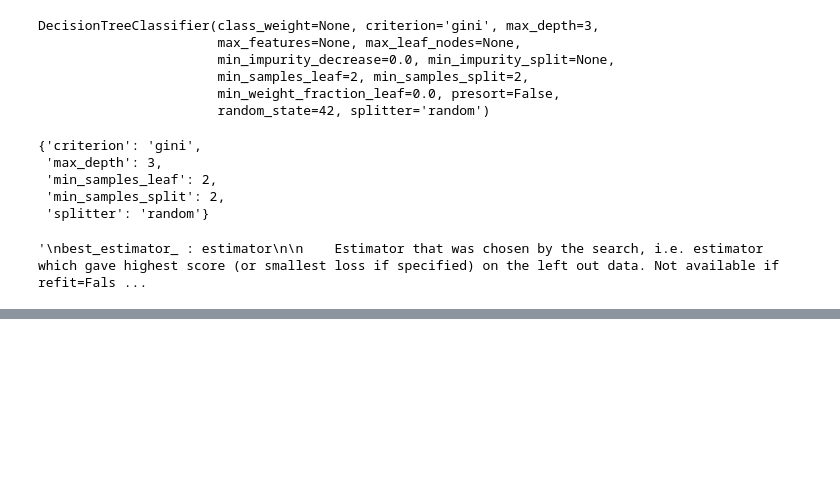
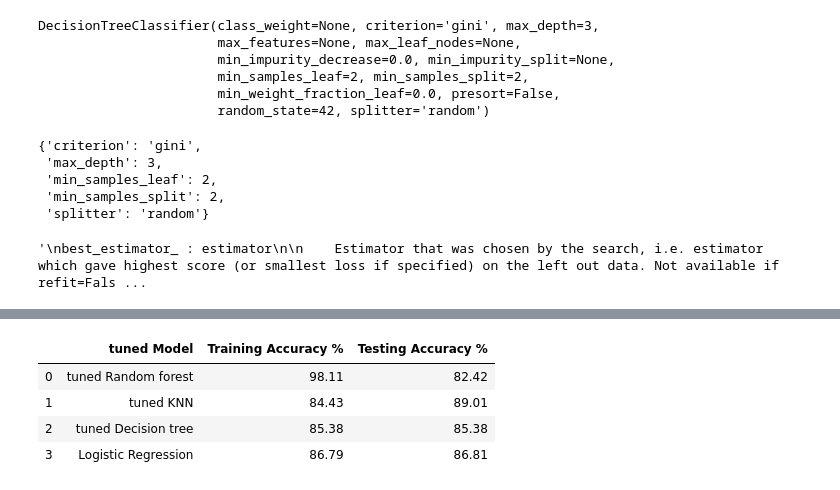
Before and after one commit to northcampus-university-of-kashmir/Heart-Disease-Detection-System, a Jupyter notebook: All in one.ipynb, the cells around one changed output, grey strips where cells are left out. Saved outputs shown, nothing was run; the diff lists cells and outputs as text; code cells hidden in the pictures; blank space fills up the shorter version.

Commit message:
got traning acc grid (random search) 98%

```diff
--- a/All in one.ipynb
+++ b/All in one.ipynb
@@ -325,0 +419,19 @@ print_score(tree, X_train, y_train, X_test, y_test, train=False)
+# %%
+from sklearn.neighbors import KNeighborsClassifier
+
+train_score = []
+test_score = []
+neighbors = range(1, 21)
+
+for k in neighbors:
+    model = KNeighborsClassifier(n_neighbors=k)
+    model.fit(X_train, y_train)
+    train_score.append(accuracy_score(y_train, model.predict(X_train)))
+    test_score.append(accuracy_score(y_test, model.predict(X_test)))
+
+
+knn_classifier = KNeighborsClassifier(n_neighbors=19)
+knn_classifier.fit(X_train, y_train)
+
+print_score(knn_classifier, X_train, y_train, X_test, y_test, train=True)
+print_score(knn_classifier, X_train, y_train, X_test, y_test, train=False)
@@ -325,0 +456,7 @@ print_score(tree, X_train, y_train, X_test, y_test, train=False)
+# %%
+test_score3 = accuracy_score(y_test, knn_classifier.predict(X_test)) * 100
+train_score3 = accuracy_score(y_train, knn_classifier.predict(X_train)) * 100
+
+results_df = pd.DataFrame(data=[["KNN",train_score3,test_score3],["Decision tree",train_score1,train_score1],["Logistic Regression", train_score2, test_score2]],
+                          columns=['Model', 'Training Accuracy %', 'Testing Accuracy %'])
+results_df
@@ -325,0 +509,7 @@ print_score(tree, X_train, y_train, X_test, y_test, train=False)
+# %%
+#grid_search_cv2.best_params_
+#rand_forest.fit(X_train, y_train)
+
+rand_forest = RandomForestClassifier(bootstrap= True,max_depth= 10, min_samples_split= 5, n_estimators= 200)
+# %%
+rand_forest.fit(X_train,y_train)
@@ -325,0 +545,13 @@ print_score(tree, X_train, y_train, X_test, y_test, train=False)
+# %%
+test_score4 = accuracy_score(y_test, rand_forest.predict(X_test)) * 100
+train_score4 = accuracy_score(y_train, rand_forest.predict(X_train)) * 100
+
+results_df = pd.DataFrame(data=[["tuned Random forest",train_score4,test_score4],["tuned KNN",train_score3,test_score3],["tuned Decision tree",train_score1,train_score1],["Logistic Regression", train_score2, test_score2]],
+                          columns=['tuned Model', 'Training Accuracy %', 'Testing Accuracy %'])
+results_df
+# %% [output]
+|  | tuned Model | Training Accuracy % | Testing Accuracy % |
+| 0 | tuned Random forest | 98.11 | 82.42 |
+| 1 | tuned KNN | 84.43 | 89.01 |
+| 2 | tuned Decision tree | 85.38 | 85.38 |
+| 3 | Logistic Regression | 86.79 | 86.81 |
```
Also changed, not shown: parts of 22 cells of this notebook.
